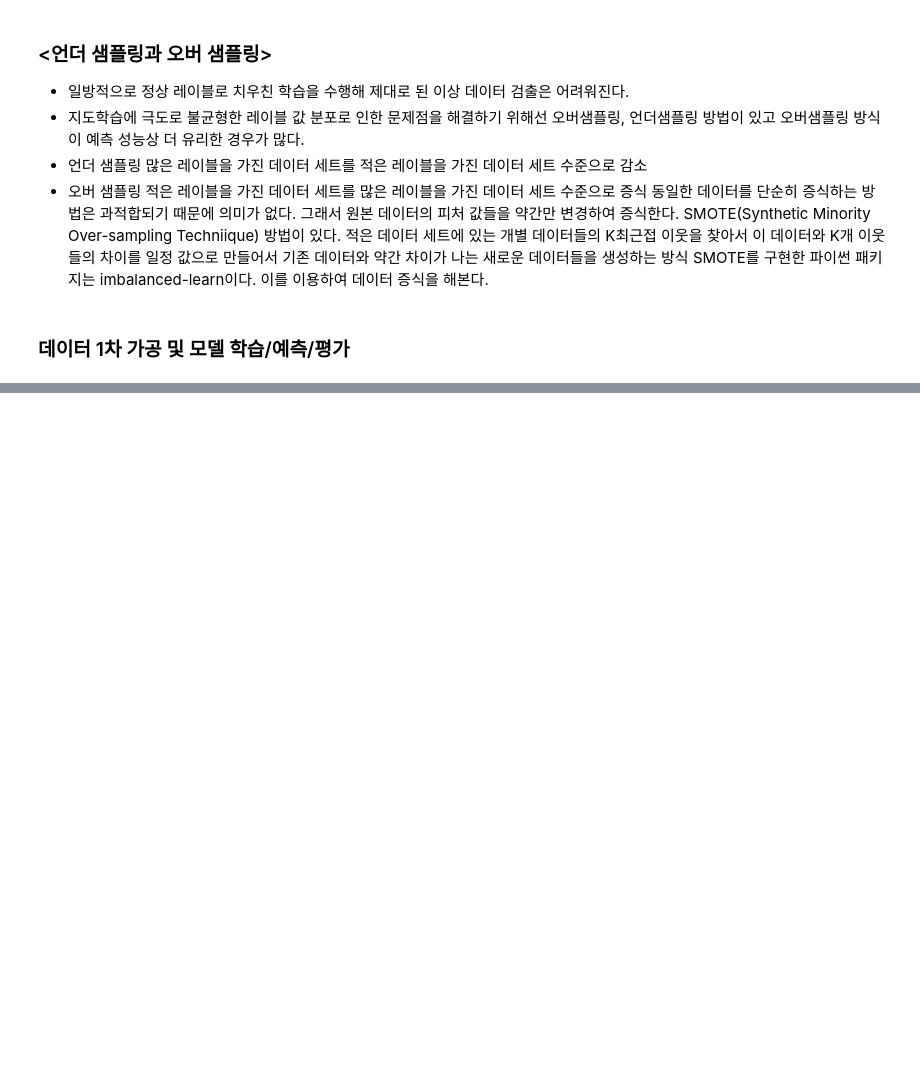
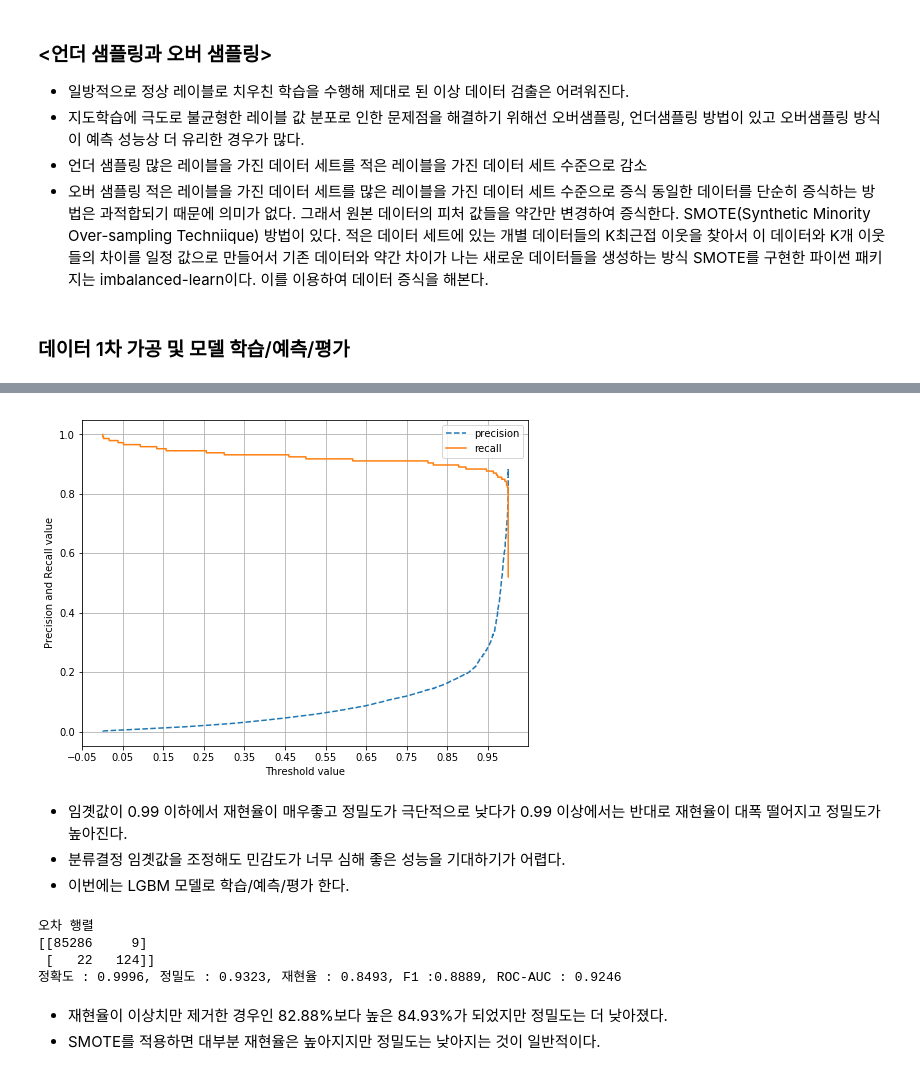
Before and after one commit to JeongMyeong/MachineLearning-Study, a Jupyter notebook: ch04/10)creditcardfraud.ipynb, the cells around one changed output, grey strips where cells are left out. Drawn from its saved outputs; the diff is of its cells as text; code cells hidden in the pictures; blank space fills up the shorter version.

```diff
--- a/ch04/10)creditcardfraud.ipynb
+++ b/ch04/10)creditcardfraud.ipynb
@@ -25,0 +275,10 @@ import pandas as pd
+# %%
+X_train, X_test, y_train, y_test = get_train_test_dataset(card_df)
+
+print('### 로지스틱 회귀 예측 성능 ###')
+lr_clf = LogisticRegression()
+get_model_train_eval(lr_clf, X_train, X_test, y_train, y_test)
+
+print('### LGBM 예측 성능')
+lgbm_clf = LGBMClassifier(n_estimators=1000, num_leaves=64, n_jobs=-1, boost_from_average=False)
+get_model_train_eval(lgbm_clf, X_train, X_test, y_train, y_test)
@@ -25,0 +303,8 @@ import pandas as pd
+# %%
+from imblearn.over_sampling import SMOTE
+
+smote = SMOTE(random_state=0)
+X_train_over, y_train_over = smote.fit_sample(X_train, y_train)
+print('SMOTE 적용 전 학습용 피처/레이블 데이터 세트 : ', X_train.shape, y_train.shape)
+print('SMOTE 적용 후 학습용 피처/레이블 데이터 세트 : ', X_train_over.shape, y_train_over.shape)
+print('SMOTE 적용 후 레이블 값 분포 : \n', pd.Series(y_train_over).value_counts())
@@ -25,0 +320,3 @@ import pandas as pd
+# %%
+lr_clf = LogisticRegression()
+get_model_train_eval(lr_clf, X_train_over, X_test, y_train_over, y_test)
@@ -25,0 +333,41 @@ import pandas as pd
+# %%
+from sklearn.metrics import precision_recall_curve
+def precision_recall_curve_plot(y_test, pred_proba_c1):
+    # threshold ndarray와 이 threshold에 따른 정밀도, 재현율 ndarray 추출.
+    precisions, recalls, thresholds = precision_recall_curve(y_test, pred_proba_c1)
+
+    # X 축을 threshold 값으로, Y축은 정밀도, 재현율 값으로 각각 plot 수행. 정밀도는 점선으로
+    plt.figure(figsize=(8,6))
+    threshold_boundary = thresholds.shape[0]
+    plt.plot(thresholds, precisions[0:threshold_boundary], linestyle='--', label='precision')
+    plt.plot(thresholds, recalls[0:threshold_boundary], label='recall')
+
+    # threshold 값 X 축의 Scale을 0.1단위로 변경
+    start, end = plt.xlim()
+    plt.xticks(np.round(np.arange(start, end, 0.1),2))
+
+    # x 축, y축 label과 legend, 그리고 grid 설정
+    plt.xlabel('Threshold value')
+    plt.ylabel('Precision and Recall value')
+    plt.legend()
+    plt.grid()
+    plt.show()
+# %%
+precision_recall_curve_plot(y_test, lr_clf.predict_proba(X_test)[:,1])
+# %% [output]
+[figure, added]
+# %% [markdown]
+- 임곗값이 0.99 이하에서 재현율이 매우좋고 정밀도가 극단적으로 낮다가 0.99 이상에서는 반대로 재현율이 대폭 떨어지고 정밀도가 높아진다.
+- 분류결정 임곗값을 조정해도 민감도가 너무 심해 좋은 성능을 기대하기가 어렵다.
+- 이번에는 LGBM 모델로 학습/예측/평가 한다.
+# %%
+lgbm_clf = LGBMClassifier(n_estimators=1000, num_leaves=64, n_jobs=-1, boost_from_average=False)
+get_model_train_eval(lgbm_clf, X_train_over, X_test, y_train_over, y_test)
+# %% [output]
+오차 행렬
+[[85286     9]
+ [   22   124]]
+정확도 : 0.9996, 정밀도 : 0.9323, 재현율 : 0.8493, F1 :0.8889, ROC-AUC : 0.9246
+# %% [markdown]
+- 재현율이 이상치만 제거한 경우인 82.88%보다 높은 84.93%가 되었지만 정밀도는 더 낮아졌다.
+- SMOTE를 적용하면 대부분 재현율은 높아지지만 정밀도는 낮아지는 것이 일반적이다.
```
Also changed, not shown: parts of 40 cells of this notebook, 2 other files.
